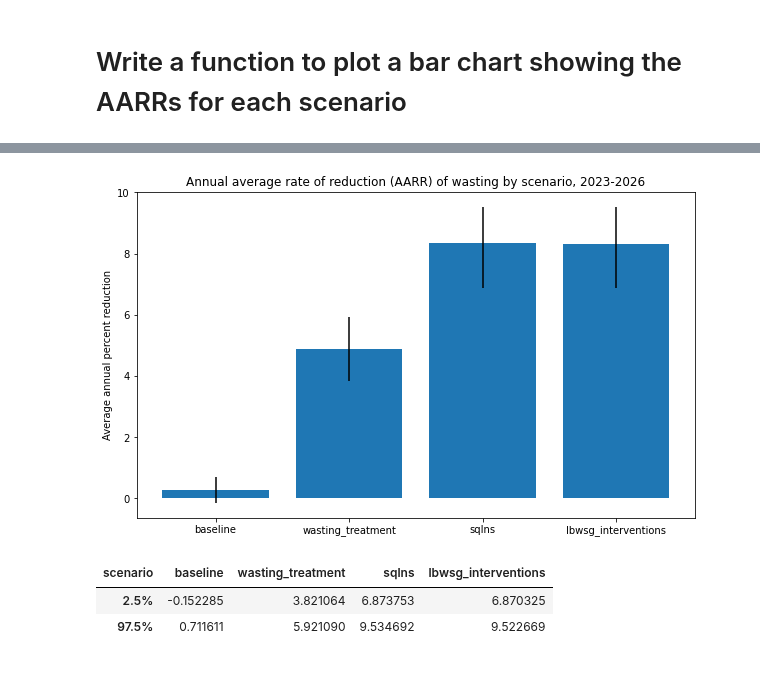
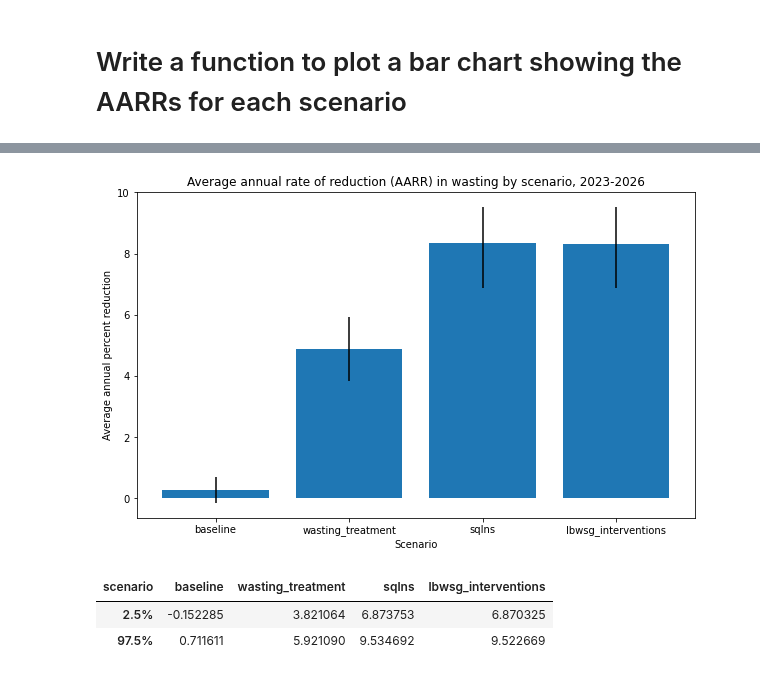
Before and after one commit to ihmeuw/vivarium_research_ciff_sam, a Jupyter notebook: model_validation/model5/2022_02_04a_v5.3.2_AARR.ipynb, the cells around one changed output, grey strips where cells are left out. Drawn from its saved outputs; the diff is of its cells as text; code cells hidden in the pictures.

```diff
--- a/model_validation/model5/2022_02_04a_v5.3.2_AARR.ipynb
+++ b/model_validation/model5/2022_02_04a_v5.3.2_AARR.ipynb
@@ -147,8 +147,8 @@ R formula mini-language: https://cran.r-project.org/doc/manuals/R-intro.html#For
 
 Comparison of Patsy formulas with R formulas: https://patsy.readthedocs.io/en/latest/R-comparison.html
 # %%
-df = gam_prevalence.query("scenario==@scenario and input_draw==@input_draw").astype({'year': int})
-regression = smf.ols('np.log(value) ~ year', data=df).fit()
+data = gam_prevalence.query("scenario==@scenario and input_draw==@input_draw").astype({'year': int})
+regression = smf.ols('np.log(value) ~ year', data=data).fit()
 print(regression.summary())
 # %% [output]
                             OLS Regression Results
@@ -356,35 +356,36 @@ aarr_df
 # %%
 fig, ax = plt.subplots(figsize=(10,6))
 def aarr_bar_chart(aarr_df, ylabel='', title='', ax=None):
     if ax is None:
         ax = plt.gca()
     aarr_df = csr.to_ordered_categoricals(aarr_df)
     summary_df = aarr_df.groupby('scenario')['value'].describe(percentiles=[.025, .975])
     scenarios = summary_df.index
     x = np.arange(len(scenarios))
     ax.bar(
         x, summary_df['mean'], tick_label=scenarios,
         yerr=np.abs(summary_df[['2.5%', '97.5%']].T - summary_df['mean']).to_numpy()
     )
+    ax.set_xlabel('Scenario')
     ax.set_ylabel(ylabel)
     ax.set_title(title)
     return summary_df
 
 summary = aarr_bar_chart(
     aarr_df,
     ylabel="Average annual percent reduction",
-    title=("Annual average rate of reduction (AARR) of wasting by scenario"
+    title=("Average annual rate of reduction (AARR) in wasting by scenario"
     f", {gam_prevalence.year.min()}-{gam_prevalence.year.max()}")
 )
 summary
 # %% [output]
 |  | count | mean | std | min | 2.5% | 50% | 97.5% | max |
 | scenario |  |  |  |  |  |  |  |  |
 | baseline | 12.0 | 0.267728 | 0.314993 | -0.158046 | -0.152285 | 0.221576 | 0.711611 | 0.725027 |
 | wasting_treatment | 12.0 | 4.890069 | 0.710478 | 3.731712 | 3.821064 | 4.994505 | 5.921090 | 5.935714 |
 | sqlns | 12.0 | 8.333320 | 0.915420 | 6.822889 | 6.873753 | 8.275765 | 9.534692 | 9.549148 |
 | lbwsg_interventions | 12.0 | 8.322998 | 0.913500 | 6.822454 | 6.870325 | 8.267630 | 9.522669 | 9.533849 |
-[figure, old version]
+[figure, new version]
 # %%
 summary[['2.5%', '97.5%']].T
 # %% [output]
```
Also changed, not shown: parts of 32 cells of this notebook.
